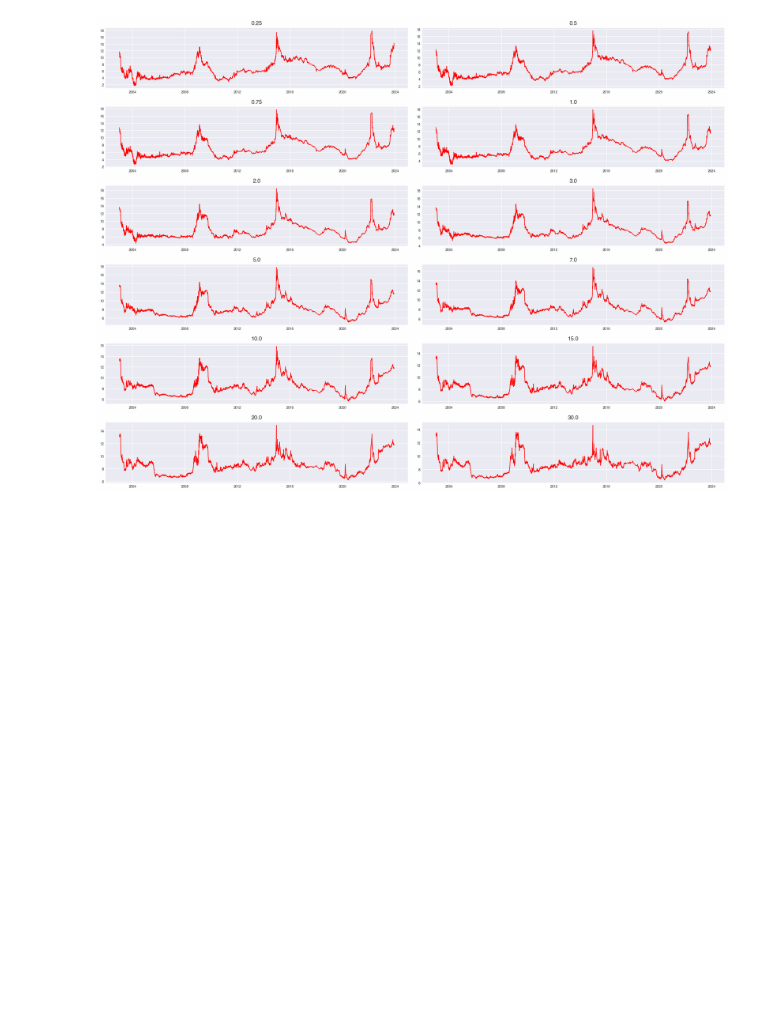
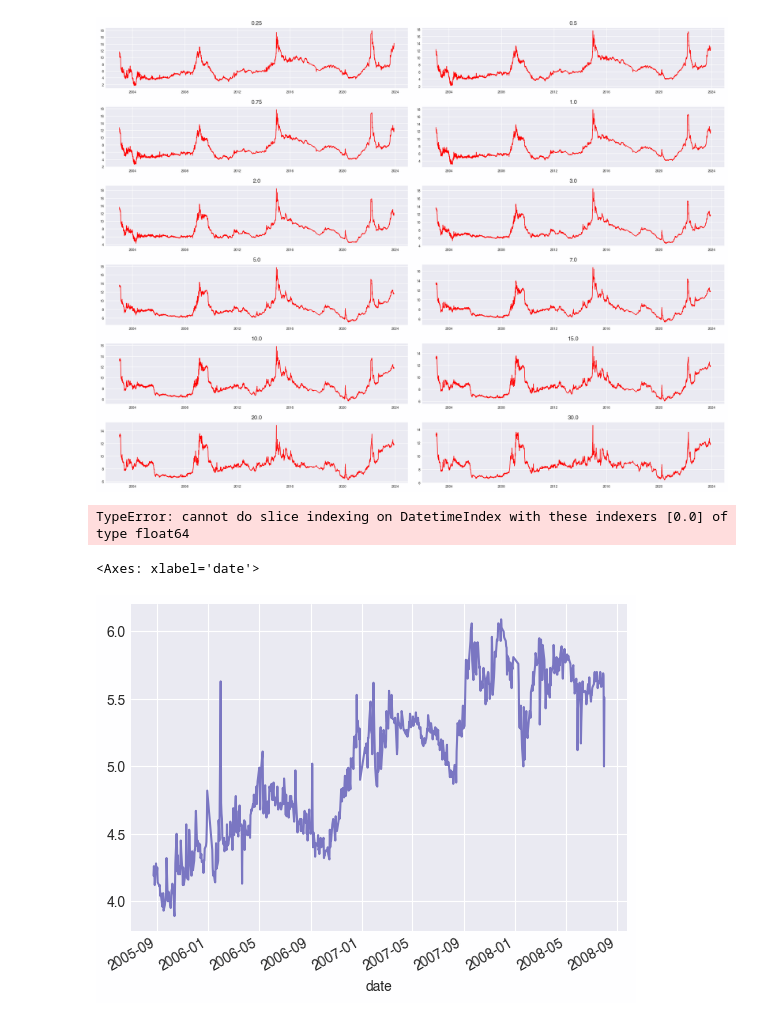
Before and after one commit to VsevolodZaostrovsky/MOEX-Yield-Curve-Forecasting, a Jupyter notebook: ConsideringModels/MainFiles/markov_switch_model.ipynb, the cells around one changed output. Saved outputs shown, nothing was run; the diff lists cells and outputs as text; code cells hidden in the pictures; blank space fills up the shorter version.

Commit message:
refactor: make clear epoch to VAR

```diff
--- a/ConsideringModels/MainFiles/markov_switch_model.ipynb
+++ b/ConsideringModels/MainFiles/markov_switch_model.ipynb
@@ -50,8 +50,19 @@ plt.tight_layout();
 [figure]
 # %%
 n_horizon = 5
-time_to_predict = np.array([0, 657, 1384, 3943, 4502])
-time_to_fit = time_to_predict - n_horizon
-epoch = 2
+dates_from_struct_ms = np.array([0, 657, 1384, 3943, 4502])
+
+
+time_to_fit = np.maximum((dates_from_struct_ms - n_horizon), np.zeros(len(dates_from_struct_ms))).astype(int)
+time_to_predict = dates_from_struct_ms
+
+epoch = 0
 df_train, df_test = df[time_to_fit[epoch]:time_to_fit[epoch + 1]], df[time_to_fit[epoch + 1]:time_to_predict[epoch + 1]]
 df_train
+# %% [output]
+TypeError: cannot do slice indexing on DatetimeIndex with these indexers [0.0] of type float64
+# %%
+df_train["0.5"].plot()
+# %% [output]
+<Axes: xlabel='date'>
+[figure, added]
```
Also changed, not shown: 1 other file.
